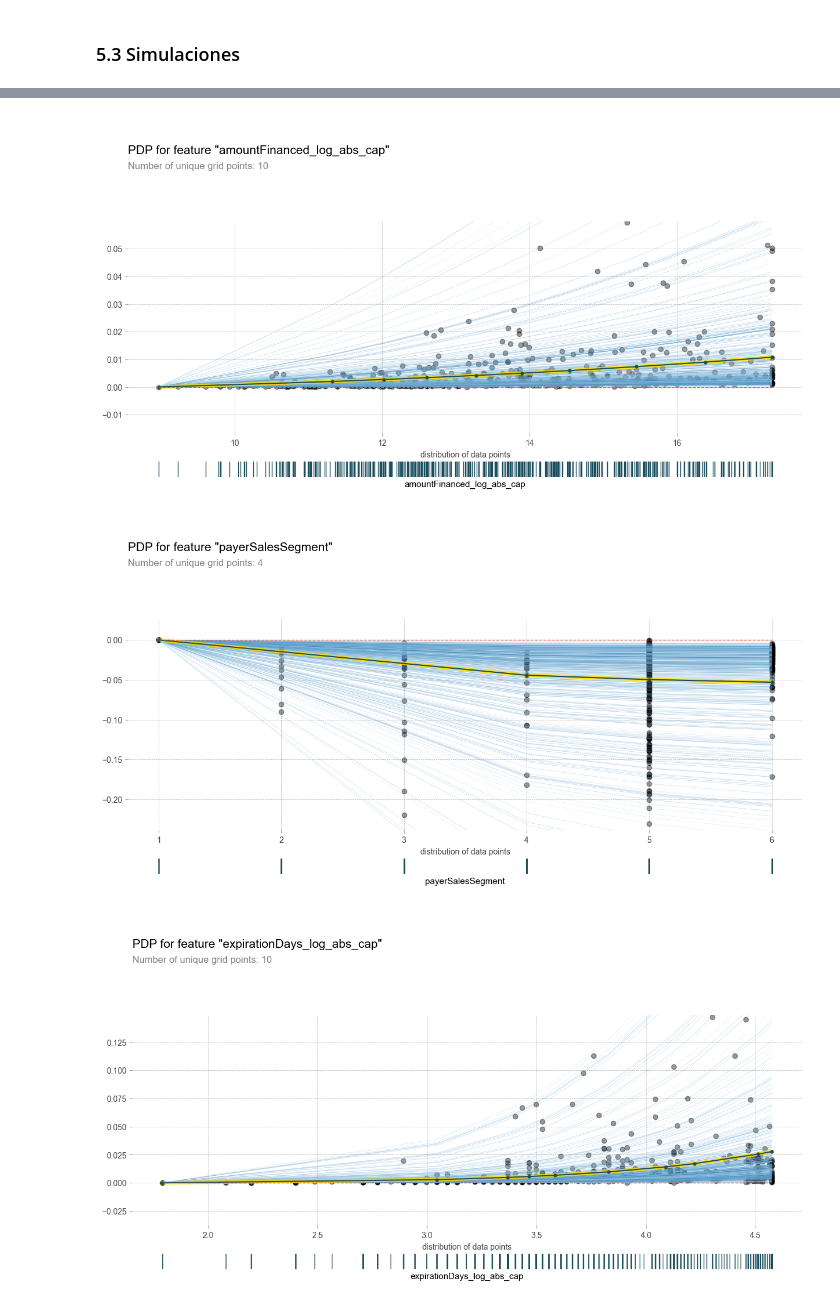
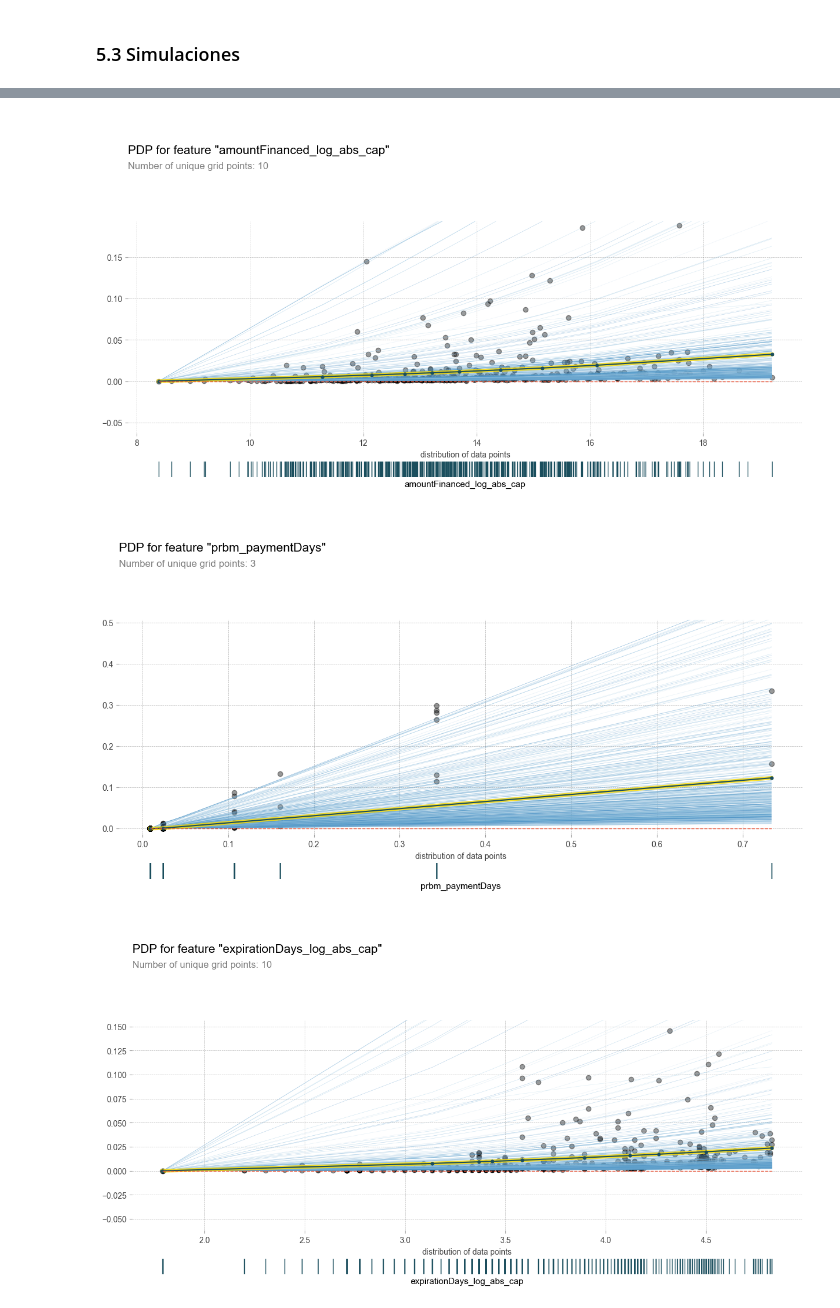
Before and after one commit to Lucasalam/model_risk, a Jupyter notebook: notebooks/04_Baseline_Model.ipynb, the cells around one changed output, grey strips where cells are left out. Saved outputs shown, nothing was run; the diff lists cells and outputs as text; code cells hidden in the pictures.

```diff
--- a/notebooks/04_Baseline_Model.ipynb
+++ b/notebooks/04_Baseline_Model.ipynb
@@ -286,15 +319,15 @@ Número de nodos terminales: 6
 # %%
 def decisiones(df,score='score'):
-    df['decisiones']=np.where(df[score]>950,'1 - AAA',
-                     np.where(df[score]>882,'2 - AA',
-                    np.where(df[score]>753,'3 - A',
-                    np.where(df[score]>430,'4 - Analiza','5 - Rechaza'))))
+    df['decisiones']=np.where(df[score]>976,'1 - AAA',
+                     np.where(df[score]>867,'2 - AA',
+                    np.where(df[score]>708,'3 - A',
+                    np.where(df[score]>413,'4 - Analiza','5 - Rechaza'))))
 
     return df['decisiones']
 
 
 df_train['decisiones'] = decisiones(df_train,score='score')
-df_dev['decisiones'] = decisiones(df_dev,score='score')
+df_val['decisiones'] = decisiones(df_val,score='score')
 df_test['decisiones'] = decisiones(df_test,score='score')
 df_vo['decisiones'] = decisiones(df_vo,score='score')
 # %%
@@ -376,11 +409,12 @@ shap.plots.bar(shap_exp_values_clf)
 # %% [markdown]
 ### 5.3 Simulaciones
 # %%
-var_plot=['paymentDays_cap',
-'amountFinanced_log_abs_cap',
-'payerSalesSegment',
-'expirationDays_log_abs_cap',
-'prbm_sector']
+var_plot=['prbm_payerSalesSegment',
+  'amountFinanced_log_abs_cap',
+  'prbm_paymentDays',
+  'expirationDays_log_abs_cap',
+  'date_paymentDays_cap',
+  'prbm_sector']
 # %%
 X_preprocessor=pd.DataFrame(model.named_steps['preprocessor'].transform(df_train[var_primarias].sample(n=500)),columns=var_plot)
 modelo_classifier=model.named_steps['classifier']
@@ -402,11 +436,12 @@ import matplotlib.pyplot as plt
 warnings.filterwarnings("ignore", category=UserWarning, module="matplotlib")
 
 
-var_plot=['paymentDays_cap',
-'amountFinanced_log_abs_cap',
-'payerSalesSegment',
-'expirationDays_log_abs_cap',
-'prbm_sector']
+var_plot=['prbm_payerSalesSegment',
+  'amountFinanced_log_abs_cap',
+  'prbm_paymentDays',
+  'expirationDays_log_abs_cap',
+  'date_paymentDays_cap',
+  'prbm_sector']
 
 varsstep=var_plot
 
@@ -455,3 +490,3 @@ for var_analisis in var_plot:
-[figure, old version]
+[figure, new version]
-[figure, old version]
+[figure, new version]
-[figure, old version]
+[figure, new version]
```
Also changed, not shown: parts of 34 cells of this notebook, 22 other files.
